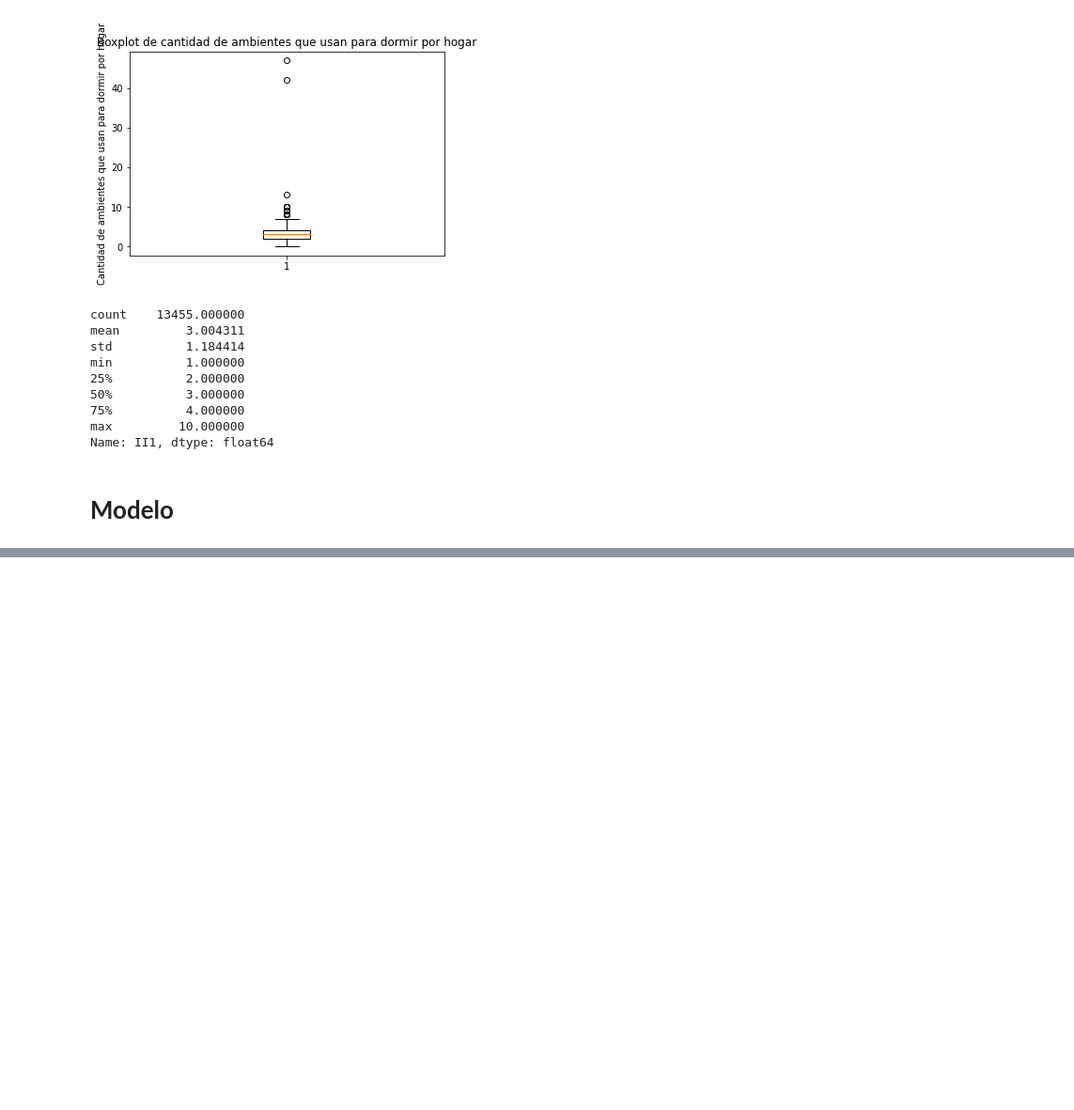
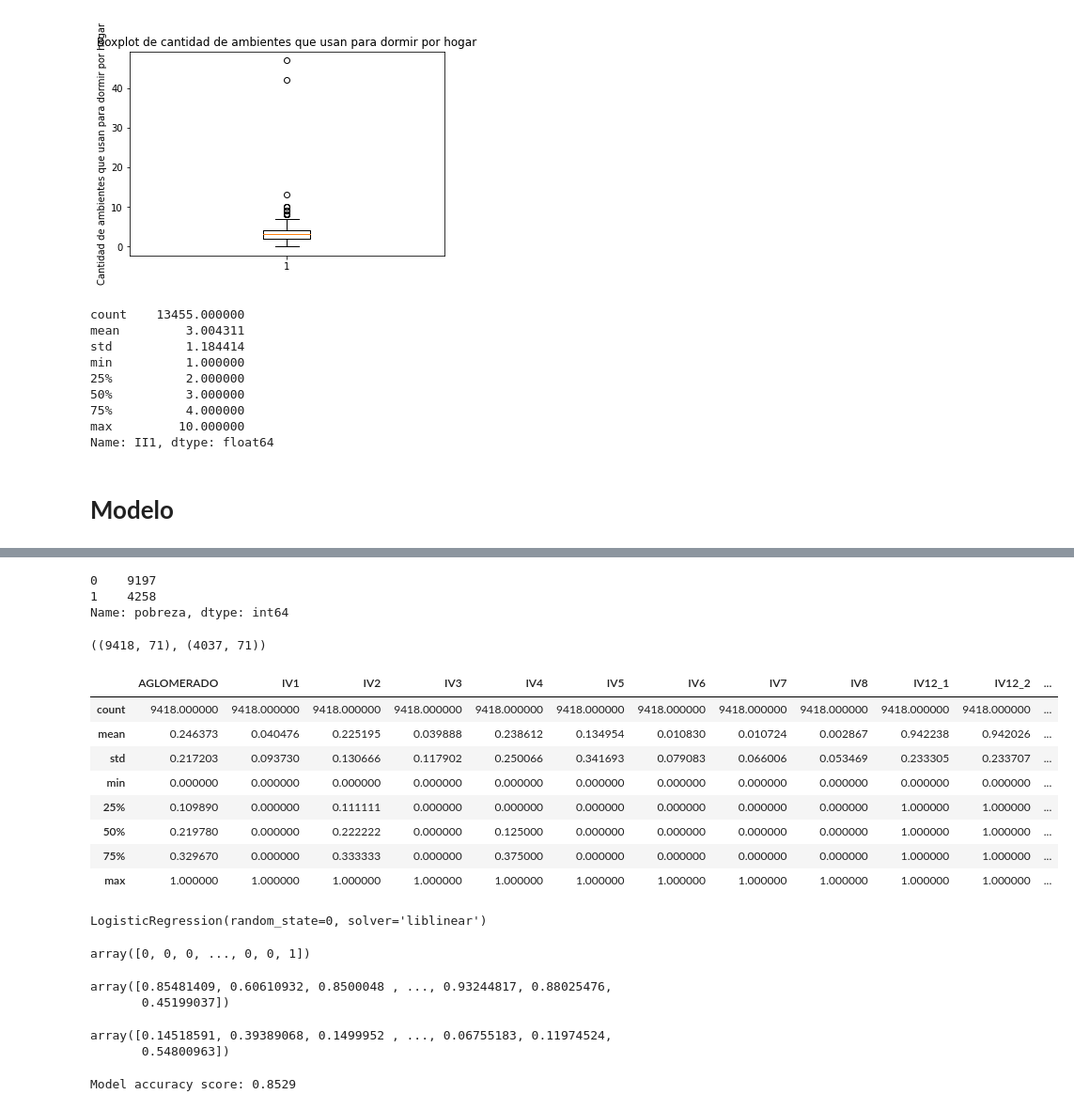
Before and after one commit to practigol/trabajo_final, a Jupyter notebook: crear_dataset.ipynb, the cells around one changed output, grey strips where cells are left out. Shown: that part at 94% size. Drawn from its saved outputs; the diff is of its cells as text; code cells hidden in the pictures; blank space fills up the shorter version.

```diff
--- a/crear_dataset.ipynb
+++ b/crear_dataset.ipynb
@@ -790,0 +815,7 @@ df_dataset_corregido.to_csv('dataset_corregido.csv')
+# %%
+#creamos la variable objetivo
+df['pobreza'].value_counts()
+# %% [output]
+0    9197
+1    4258
+Name: pobreza, dtype: int64
@@ -790,0 +826,22 @@ df_dataset_corregido.to_csv('dataset_corregido.csv')
+# %%
+# split X and y into training and testing sets
+
+from sklearn.model_selection import train_test_split
+
+X_train, X_test, y_train, y_test = train_test_split(X, y, test_size = 0.3, random_state = 0)
+# %%
+# check the shape of X_train and X_test
+
+X_train.shape, X_test.shape
+# %% [output]
+((9418, 71), (4037, 71))
+# %%
+cols = X_train.columns
+# %%
+from sklearn.preprocessing import MinMaxScaler
+
+scaler = MinMaxScaler()
+
+X_train = scaler.fit_transform(X_train)
+
+X_test = scaler.transform(X_test)
@@ -790,0 +852,51 @@ df_dataset_corregido.to_csv('dataset_corregido.csv')
+# %%
+X_train.describe()
+# %% [output]
+|  | AGLOMERADO | IV1 | IV2 | IV3 | IV4 | IV5 | IV6 | IV7 | IV8 | IV12_1 | IV12_2 | ... |
+| count | 9418.000000 | 9418.000000 | 9418.000000 | 9418.000000 | 9418.000000 | 9418.000000 | 9418.000000 | 9418.000000 | 9418.000000 | 9418.000000 | 9418.000000 | ... |
+| mean | 0.246373 | 0.040476 | 0.225195 | 0.039888 | 0.238612 | 0.134954 | 0.010830 | 0.010724 | 0.002867 | 0.942238 | 0.942026 | ... |
+| std | 0.217203 | 0.093730 | 0.130666 | 0.117902 | 0.250066 | 0.341693 | 0.079083 | 0.066006 | 0.053469 | 0.233305 | 0.233707 | ... |
+| min | 0.000000 | 0.000000 | 0.000000 | 0.000000 | 0.000000 | 0.000000 | 0.000000 | 0.000000 | 0.000000 | 0.000000 | 0.000000 | ... |
+| 25% | 0.109890 | 0.000000 | 0.111111 | 0.000000 | 0.000000 | 0.000000 | 0.000000 | 0.000000 | 0.000000 | 1.000000 | 1.000000 | ... |
+| 50% | 0.219780 | 0.000000 | 0.222222 | 0.000000 | 0.125000 | 0.000000 | 0.000000 | 0.000000 | 0.000000 | 1.000000 | 1.000000 | ... |
+| 75% | 0.329670 | 0.000000 | 0.333333 | 0.000000 | 0.375000 | 0.000000 | 0.000000 | 0.000000 | 0.000000 | 1.000000 | 1.000000 | ... |
+| max | 1.000000 | 1.000000 | 1.000000 | 1.000000 | 1.000000 | 1.000000 | 1.000000 | 1.000000 | 1.000000 | 1.000000 | 1.000000 | ... |
+# %%
+# train a logistic regression model on the training set
+from sklearn.linear_model import LogisticRegression
+
+
+# instantiate the model
+logreg = LogisticRegression(solver='liblinear', random_state=0)
+
+
+# fit the model
+logreg.fit(X_train, y_train)
+# %% [output]
+LogisticRegression(random_state=0, solver='liblinear')
+# %%
+y_pred_test = logreg.predict(X_test)
+
+y_pred_test
+# %% [output]
+array([0, 0, 0, ..., 0, 0, 1])
+# %%
+# probability of getting output as 0 - no probreza
+
+logreg.predict_proba(X_test)[:,0]
+# %% [output]
+array([0.85481409, 0.60610932, 0.8500048 , ..., 0.93244817, 0.88025476,
+       0.45199037])
+# %%
+# probability of getting output as 1 - pobreza
+
+logreg.predict_proba(X_test)[:,1]
+# %% [output]
+array([0.14518591, 0.39389068, 0.1499952 , ..., 0.06755183, 0.11974524,
+       0.54800963])
+# %%
+from sklearn.metrics import accuracy_score
+
+print('Model accuracy score: {0:0.4f}'. format(accuracy_score(y_test, y_pred_test)))
+# %% [output]
+Model accuracy score: 0.8529
```
Also changed, not shown: parts of 61 cells of this notebook.
